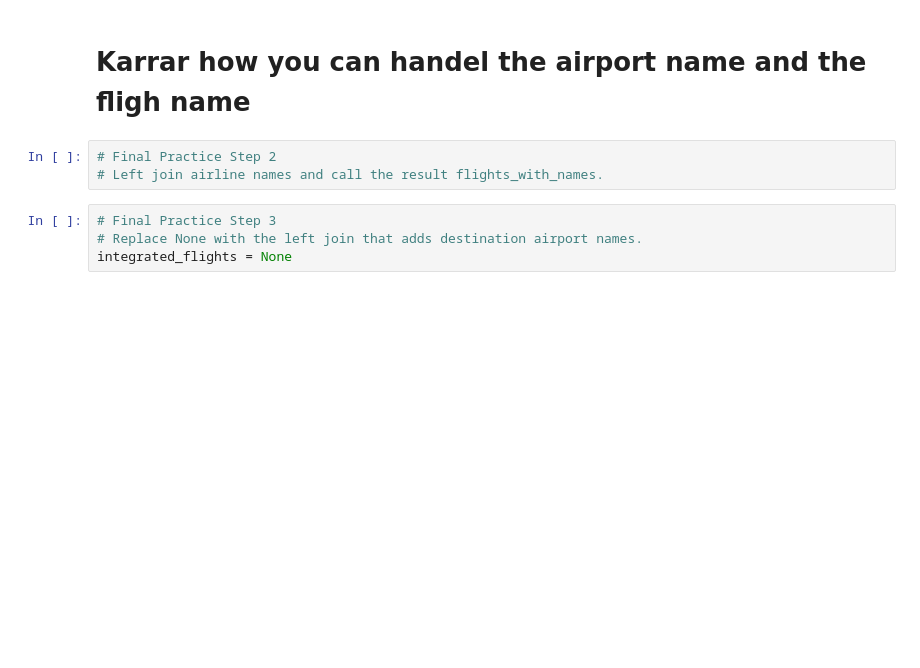
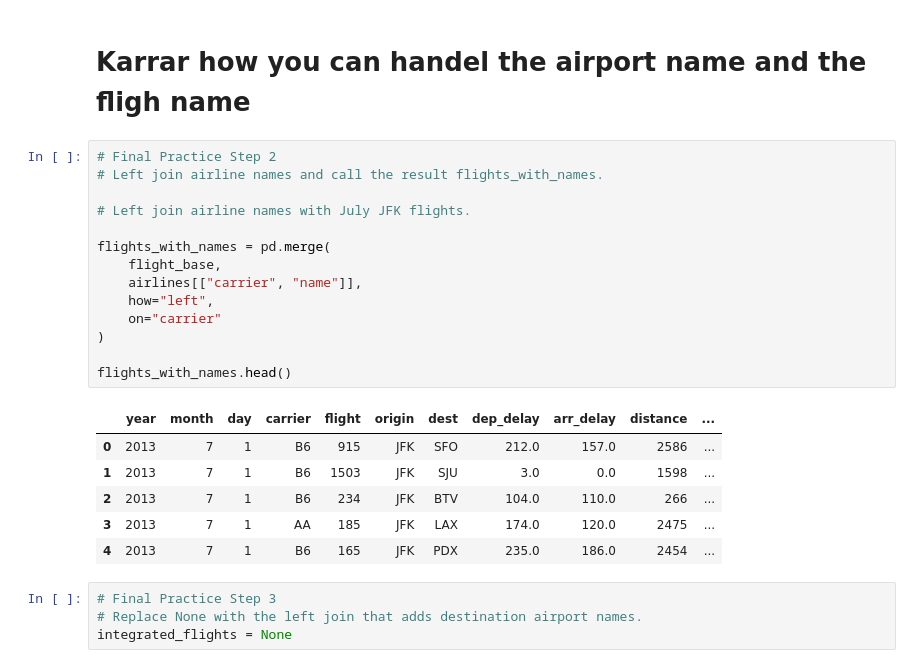
Before and after one commit to kalshaikhli/ban6003-week7-8-Karrar-Alshaikhli, a Jupyter notebook: notebooks/module8_pandas_integration_guided_lab.ipynb, the cells around one changed output. Cells and saved outputs as stored; diff of their text form; blank space fills up the shorter version.

```diff
--- a/notebooks/module8_pandas_integration_guided_lab.ipynb
+++ b/notebooks/module8_pandas_integration_guided_lab.ipynb
@@ -703,6 +708,24 @@ NameError: name 'flights' is not defined
 # %%
 # Final Practice Step 2
 # Left join airline names and call the result flights_with_names.
+
+# Left join airline names with July JFK flights.
+
+flights_with_names = pd.merge(
+    flight_base,
+    airlines[["carrier", "name"]],
+    how="left",
+    on="carrier"
+)
+
+flights_with_names.head()
+# %% [output]
+|  | year | month | day | carrier | flight | origin | dest | dep_delay | arr_delay | distance | ... |
+| 0 | 2013 | 7 | 1 | B6 | 915 | JFK | SFO | 212.0 | 157.0 | 2586 | ... |
+| 1 | 2013 | 7 | 1 | B6 | 1503 | JFK | SJU | 3.0 | 0.0 | 1598 | ... |
+| 2 | 2013 | 7 | 1 | B6 | 234 | JFK | BTV | 104.0 | 110.0 | 266 | ... |
+| 3 | 2013 | 7 | 1 | AA | 185 | JFK | LAX | 174.0 | 120.0 | 2475 | ... |
+| 4 | 2013 | 7 | 1 | B6 | 165 | JFK | PDX | 235.0 | 186.0 | 2454 | ... |
 # %%
 # Final Practice Step 3
 # Replace None with the left join that adds destination airport names.
```
Also changed, not shown: parts of 1 cell of this notebook.
